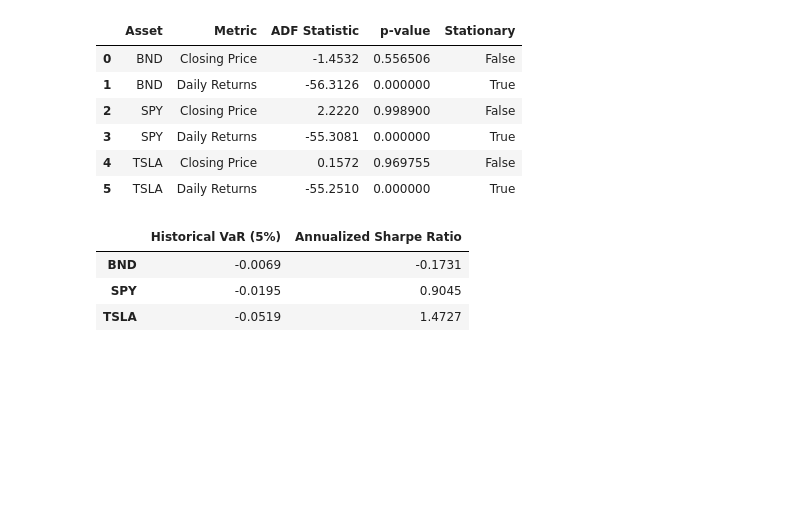
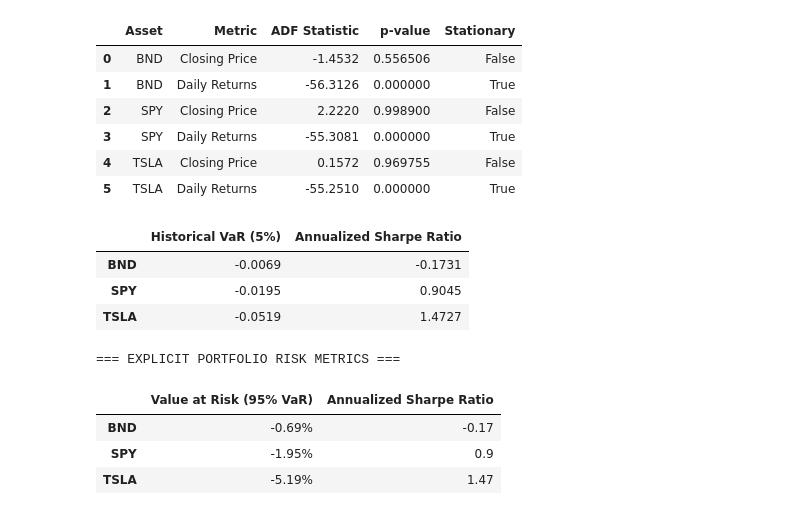
Before and after one commit to Grateful-07/portfolio-optimization, a Jupyter notebook: notebooks/data_preprocessing_eda.ipynb, the cells around one changed output. Saved outputs shown, nothing was run; the diff lists cells and outputs as text; code cells hidden in the pictures; blank space fills up the shorter version.

Commit message:
added explicit risk metrics

```diff
--- a/notebooks/data_preprocessing_eda.ipynb
+++ b/notebooks/data_preprocessing_eda.ipynb
@@ -134,3 +134,36 @@ display(risk_df)
 | BND | -0.0069 | -0.1731 |
 | SPY | -0.0195 | 0.9045 |
 | TSLA | -0.0519 | 1.4727 |
+# %%
+import numpy as np
+import pandas as pd
+
+# 1. Load the cleaned daily returns generated in Task 1
+returns = pd.read_csv('../data/processed/daily_returns.csv', index_col=0, parse_dates=True)
+
+# 2. Compute Explicit Risk Metrics
+risk_summary = {}
+for col in returns.columns:
+    asset_returns = returns[col]
+
+    # Value at Risk (Historical 95% Confidence Drawdown Boundary)
+    var_95 = np.percentile(asset_returns, 5)
+
+    # Annualized Sharpe Ratio (Assuming 0% Risk-Free Rate for baseline)
+    sharpe = (asset_returns.mean() / asset_returns.std()) * np.sqrt(252)
+
+    risk_summary[col] = {
+        "Value at Risk (95% VaR)": f"{var_95 * 100:.2f}%",
+        "Annualized Sharpe Ratio": round(sharpe, 2)
+    }
+
+# 3. Format and Display as an Institutional Matrix
+risk_df = pd.DataFrame(risk_summary).T
+print("=== EXPLICIT PORTFOLIO RISK METRICS ===")
+display(risk_df)
+# %% [output]
+=== EXPLICIT PORTFOLIO RISK METRICS ===
+|  | Value at Risk (95% VaR) | Annualized Sharpe Ratio |
+| BND | -0.69% | -0.17 |
+| SPY | -1.95% | 0.9 |
+| TSLA | -5.19% | 1.47 |
```
